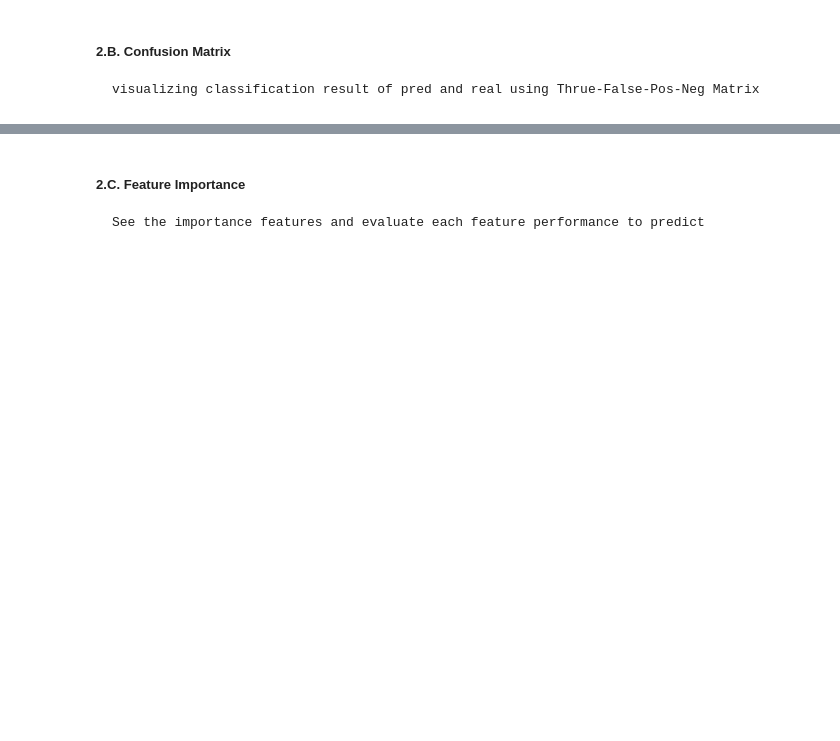
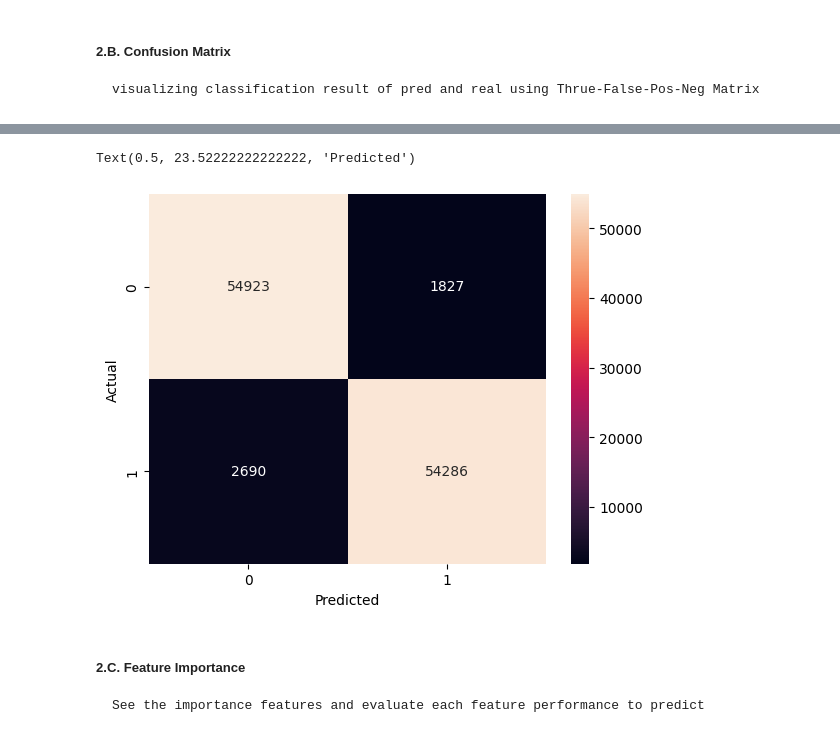
Before and after one commit to ridhoaryawann/ML-Project-8-Classification_EnsembleMethod-CreditCardFraudDetection, a Jupyter notebook: cc_fraud.ipynb, the cells around one changed output, grey strips where cells are left out. Cells and saved outputs as stored; diff of their text form; code cells hidden in the pictures; blank space fills up the shorter version.

```diff
--- a/cc_fraud.ipynb
+++ b/cc_fraud.ipynb
@@ -240,3 +281,11 @@ Avg CV score for random forest : 0.9848135979171477 | [0.98470321 0.98644528 0.9
+# %%
+cm_dt = confusion_matrix(y_test, y_pred_dt)
+sns.heatmap(cm_dt, annot=True, fmt='d')
+plt.ylabel('Actual')
+plt.xlabel('Predicted')
+# %% [output]
+Text(0.5, 23.52222222222222, 'Predicted')
+[figure, added]
 # %% [markdown]
 ##### 2.C. Feature Importance
     See the importance features and evaluate each feature performance to predict
```
Also changed, not shown: parts of 9 cells of this notebook.
